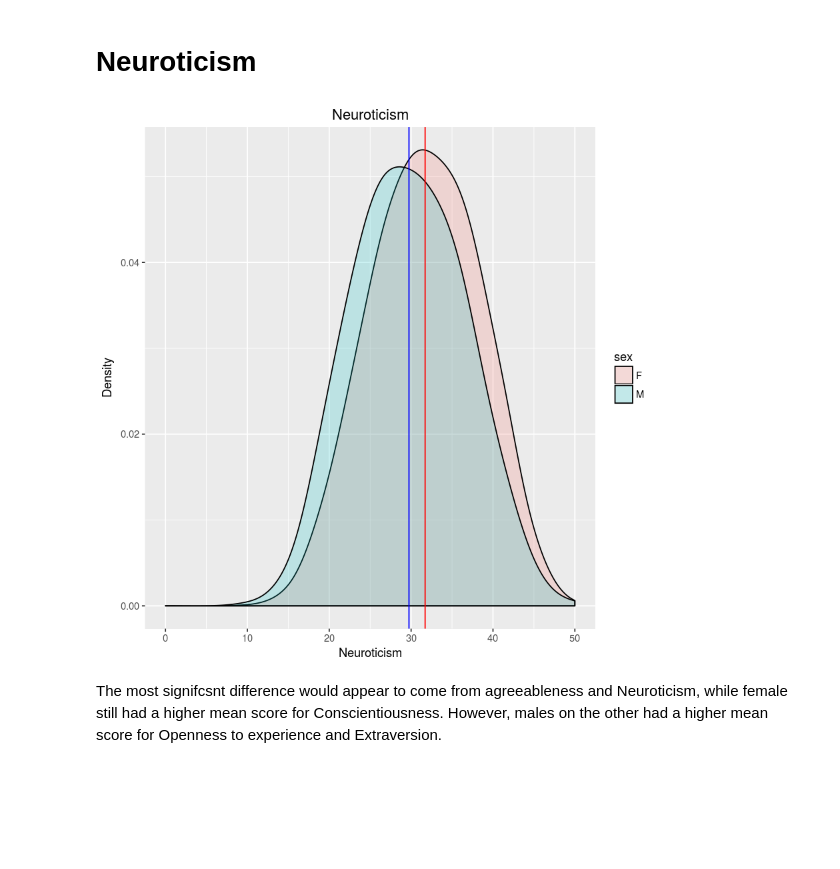
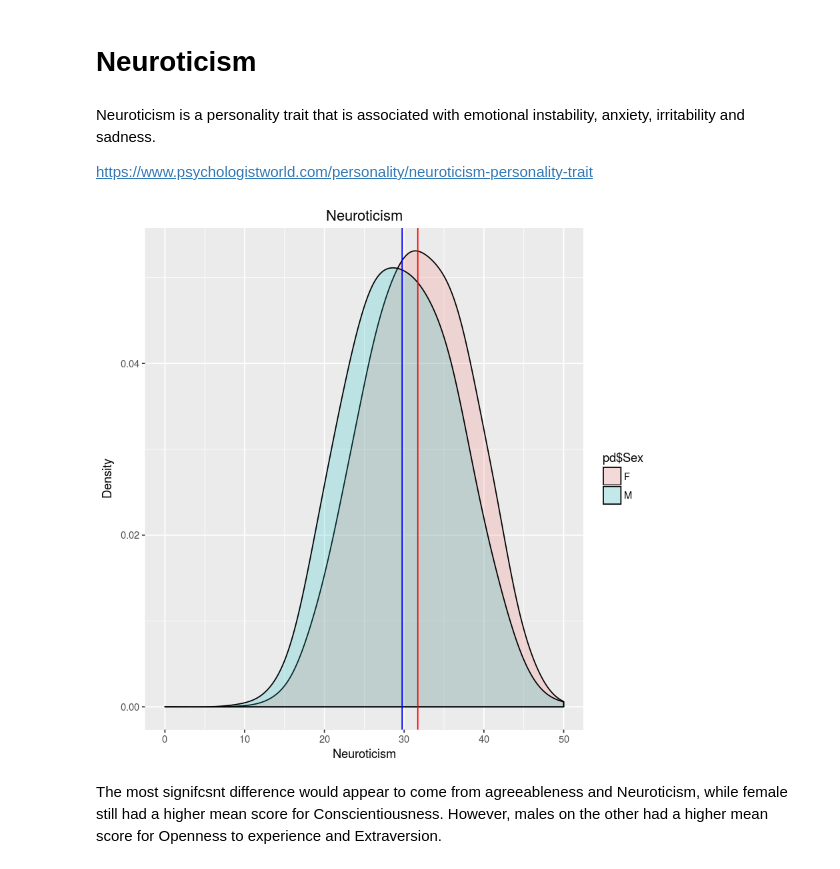
Before and after one commit to JamesLweller/JamesLweller.github.io, a Jupyter notebook: Personality data.ipynb, the cells around one changed output. Cells and saved outputs as stored; diff of their text form; code cells hidden in the pictures; blank space fills up the shorter version.

```diff
--- a/Personality data.ipynb
+++ b/Personality data.ipynb
@@ -111,16 +121,20 @@ ggplot() +
 # %% [markdown]
 #  Neuroticism
+# %% [markdown]
+Neuroticism is a personality trait that is associated with emotional instability, anxiety, irritability and sadness.
+
+https://www.psychologistworld.com/personality/neuroticism-personality-trait
 # %%
 ggplot() +
-  geom_density(data = pd, aes(x=Ntotal, group=sex, fill = sex), alpha=0.2, adjust=2) +
+  geom_density(data = pd, aes(x=pd$Ntotal, group=pd$Sex, fill = pd$Sex), alpha=0.2, adjust=2) +
   geom_vline(xintercept = mean(male$Ntotal), colour = "blue") +
   geom_vline(xintercept = mean(female$Ntotal), colour = "red") +
   xlab("Neuroticism") +
   ylab("Density") +
   ggtitle("Neuroticism") +
   theme(plot.title = element_text(hjust = 0.5))
 # %% [output]
-[figure, old version]
+[figure, new version]
 # %% [markdown]
 The most signifcsnt difference would appear to come from agreeableness and Neuroticism, while female still had a higher mean score for Conscientiousness. However, males on the other had a higher mean score for Openness to experience and Extraversion.
 # %% [markdown]
```
Also changed, not shown: parts of 12 cells of this notebook.
